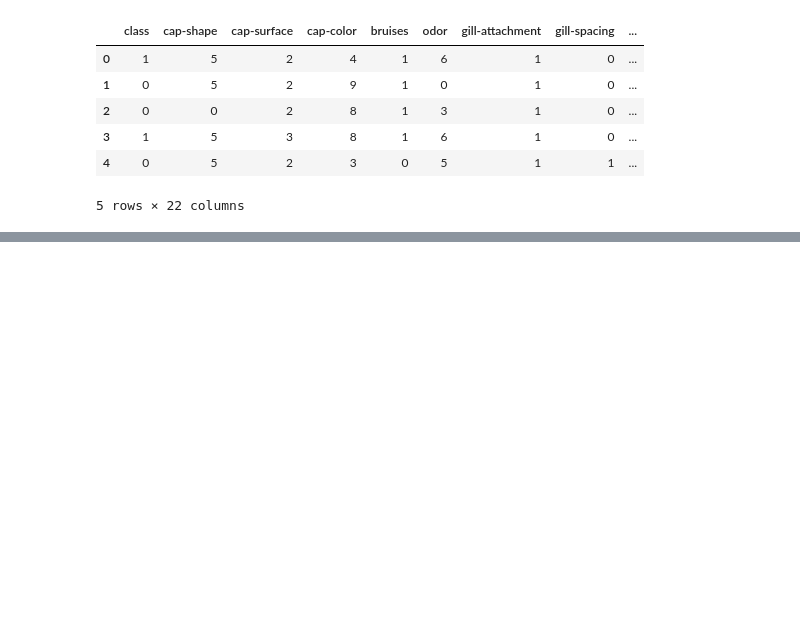
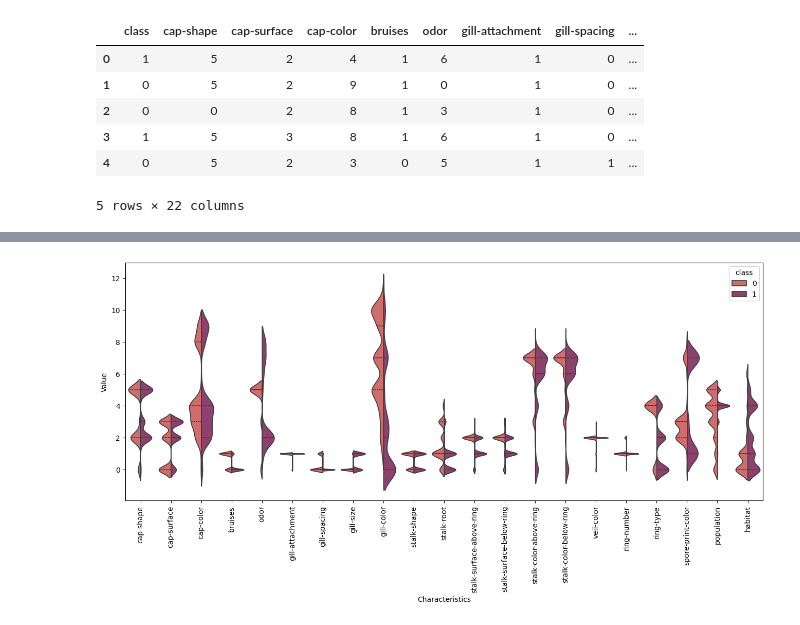
Before and after one commit to bimalmagar10/mush-room-classf, a Jupyter notebook: classification.ipynb, the cells around one changed output, grey strips where cells are left out. Saved outputs shown, nothing was run; the diff lists cells and outputs as text; code cells hidden in the pictures; blank space fills up the shorter version.

```diff
--- a/classification.ipynb
+++ b/classification.ipynb
@@ -109,3 +113,5 @@ dataset.head()
 | 3 | 1 | 5 | 3 | 8 | 1 | 6 | 1 | 0 | ... |
 | 4 | 0 | 5 | 2 | 3 | 0 | 5 | 1 | 1 | ... |
 5 rows × 22 columns
+# %%
+df_div =  pd.melt(dataset,id_vars=["class"],var_name="Characteristics",value_name="Value")
@@ -111,0 +134,9 @@ dataset.head()
+# %%
+fig,ax = plt.subplots(figsize=(16,6))
+p = sns.violinplot(ax = ax,x="Characteristics",y="Value",hue="class",split=True,data=df_div,inner="quartile",density_norm='width',palette="flare")
+dataset_no_class = dataset.drop(["class"],axis=1)
+p.set_xticks(list(dataset_no_class.columns))
+p.set_xticklabels(rotation=90,labels = list(dataset_no_class.columns))
+plt.show()
+# %% [output]
+[figure, added]
```
Also changed, not shown: parts of 34 cells of this notebook.
